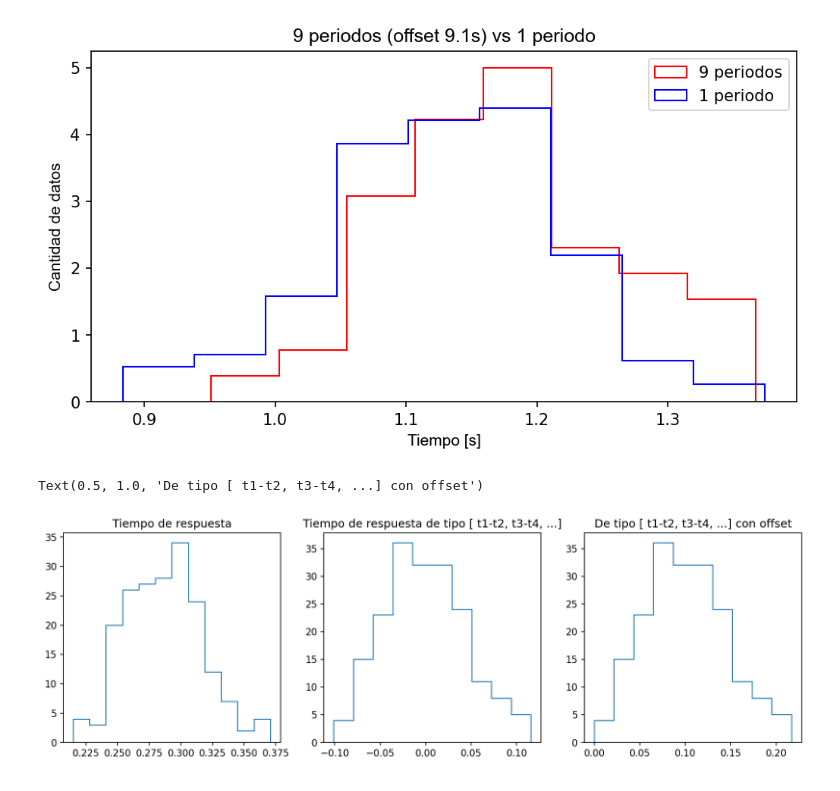
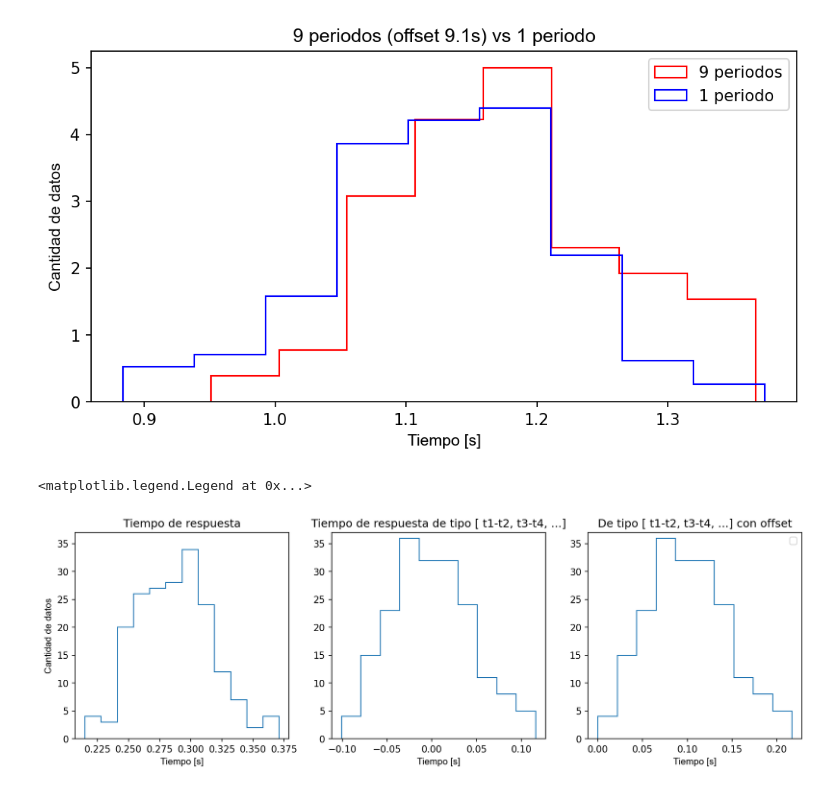
Before and after one commit to juliansjk/labo1-clase2, a Jupyter notebook: Clase_2.ipynb, the cells around one changed output. Drawn from its saved outputs; the diff is of its cells as text; code cells hidden in the pictures.

Commit message:
Cambios del graph primer punto para entrega

```diff
--- a/Clase_2.ipynb
+++ b/Clase_2.ipynb
@@ -82,36 +88,48 @@ newDataOffset = []
 cutData = rawData[rawData > 0.195]
 cutData = cutData[cutData < 0.4]
 
 
 
 plt.figure(figsize=(14,4),dpi=150)
 
 plt.subplot(1,3,1)
 plt.hist(cutData, bins=12, histtype="step")
+plt.ylim([0,37])
+
 plt.title('Tiempo de respuesta')
+plt.ylabel("Cantidad de datos" ,fontdict={'fontname':'Arial'})
+plt.xlabel("Tiempo [s]" ,fontdict={'fontname':'Arial'})
+
 
 index = 0
 for x in cutData:
     if index != 0:
         newData.append(x - cutData[index-1])
         newDataOffset.append(x - cutData[index-1] + .101)
     index += 1
 
 plt.subplot(1,3,2)
 # plt.hist(cutData, bins="auto", histtype="step")
 plt.hist(newData, bins=10, histtype="step")
+plt.ylim([0,37])
+
 # plt.axline( (0 , 4) , (.25 , 4), c='r')
 plt.title('Tiempo de respuesta de tipo [ t1-t2, t3-t4, ...]')
-
+plt.xlabel("Tiempo [s]" ,fontdict={'fontname':'Arial'})
 
 plt.subplot(1,3,3)
 # plt.hist(cutData, bins="auto", histtype="step")
 plt.hist(newDataOffset, bins=10, histtype="step")
+plt.ylim([0,37])
+
 # plt.axline( (0 , 4) , (.25 , 4), c='r')
 plt.title('De tipo [ t1-t2, t3-t4, ...] con offset')
+plt.xlabel("Tiempo [s]" ,fontdict={'fontname':'Arial'})
+
+plt.legend()
 # %% [output]
-Text(0.5, 1.0, 'De tipo [ t1-t2, t3-t4, ...] con offset')
+<matplotlib.legend.Legend at 0x...>
-[figure, old version]
+[figure, new version]
 # %%
 index = 0
 for x in cutData:
```
Also changed, not shown: parts of 2 cells of this notebook.
